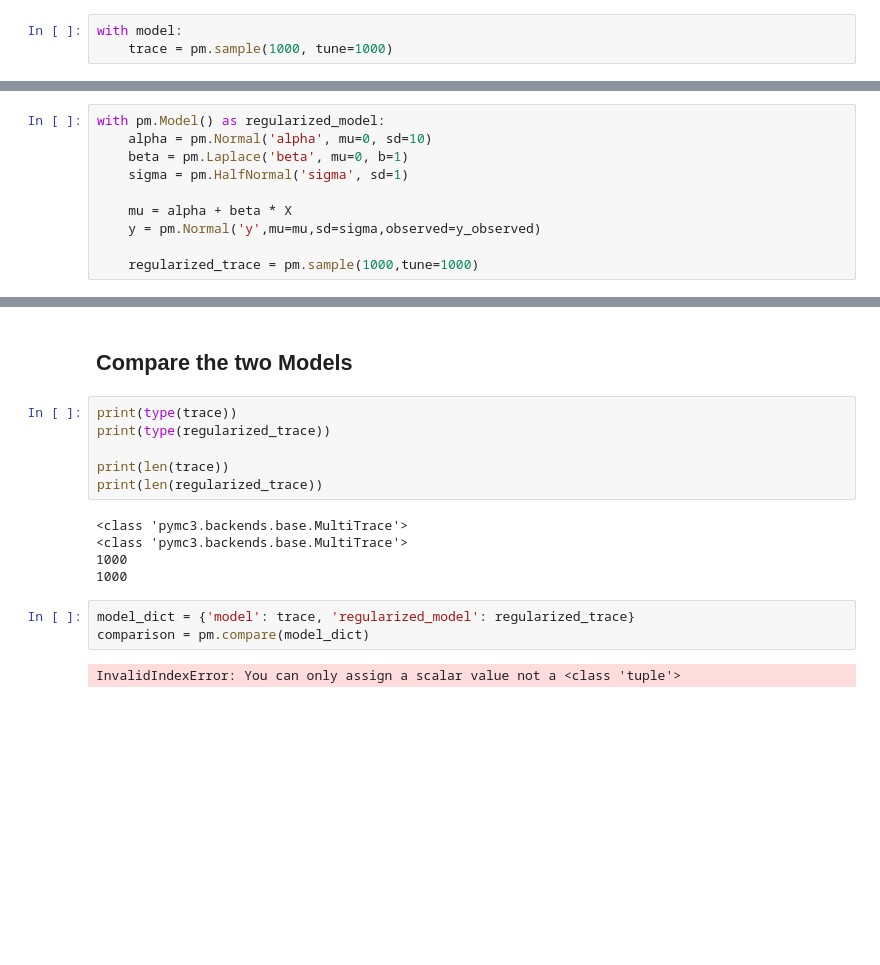
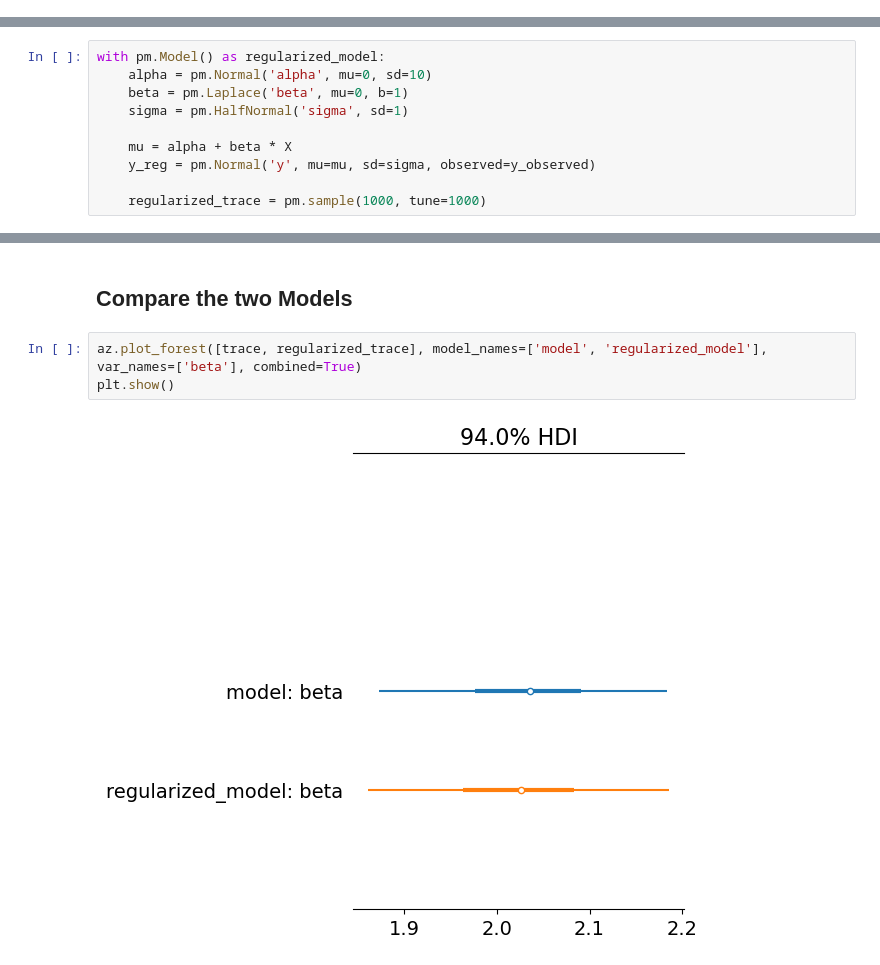
Before and after one commit to AhmadHassan71/statistical-modeling-using-pymc3, a Jupyter notebook: Workshops/Workshop12/Workshop12.ipynb, the cells around one changed output, grey strips where cells are left out. Drawn from its saved outputs; the diff is of its cells as text; blank space fills up the shorter version.

```diff
--- a/Workshops/Workshop12/Workshop12.ipynb
+++ b/Workshops/Workshop12/Workshop12.ipynb
@@ -24,3 +32,0 @@ with pm.Model() as model:
-# %%
-with model:
-    trace = pm.sample(1000, tune=1000)
@@ -66,9 +65,9 @@ with pm.Model() as regularized_model:
     sigma = pm.HalfNormal('sigma', sd=1)
 
     mu = alpha + beta * X
-    y = pm.Normal('y',mu=mu,sd=sigma,observed=y_observed)
+    y_reg = pm.Normal('y', mu=mu, sd=sigma, observed=y_observed)
 
-    regularized_trace = pm.sample(1000,tune=1000)
+    regularized_trace = pm.sample(1000, tune=1000)
 # %% [output]
 Auto-assigning NUTS sampler...
 Initializing NUTS using jitter+adapt_diag...
@@ -89,19 +88,8 @@ pm.summary(regularized_trace).round(2)
 | sigma | 2.42 | 0.17 | 2.13 | 2.75 | 0.00 | 0.00 | 2046.0 | 2055.0 | 1.0 |
 # %% [markdown]
 ## Compare the two Models
-# %%
-print(type(trace))
-print(type(regularized_trace))
-
-print(len(trace))
-print(len(regularized_trace))
-# %% [output]
-<class 'pymc3.backends.base.MultiTrace'>
-<class 'pymc3.backends.base.MultiTrace'>
-1000
-1000
-# %%
-model_dict = {'model': trace, 'regularized_model': regularized_trace}
-comparison = pm.compare(model_dict)
-# %% [output]
-InvalidIndexError: You can only assign a scalar value not a <class 'tuple'>
+# %%
+az.plot_forest([trace, regularized_trace], model_names=['model', 'regularized_model'], var_names=['beta'], combined=True)
+plt.show()
+# %% [output]
+[figure, added]
```
Also changed, not shown: parts of 10 cells of this notebook.
